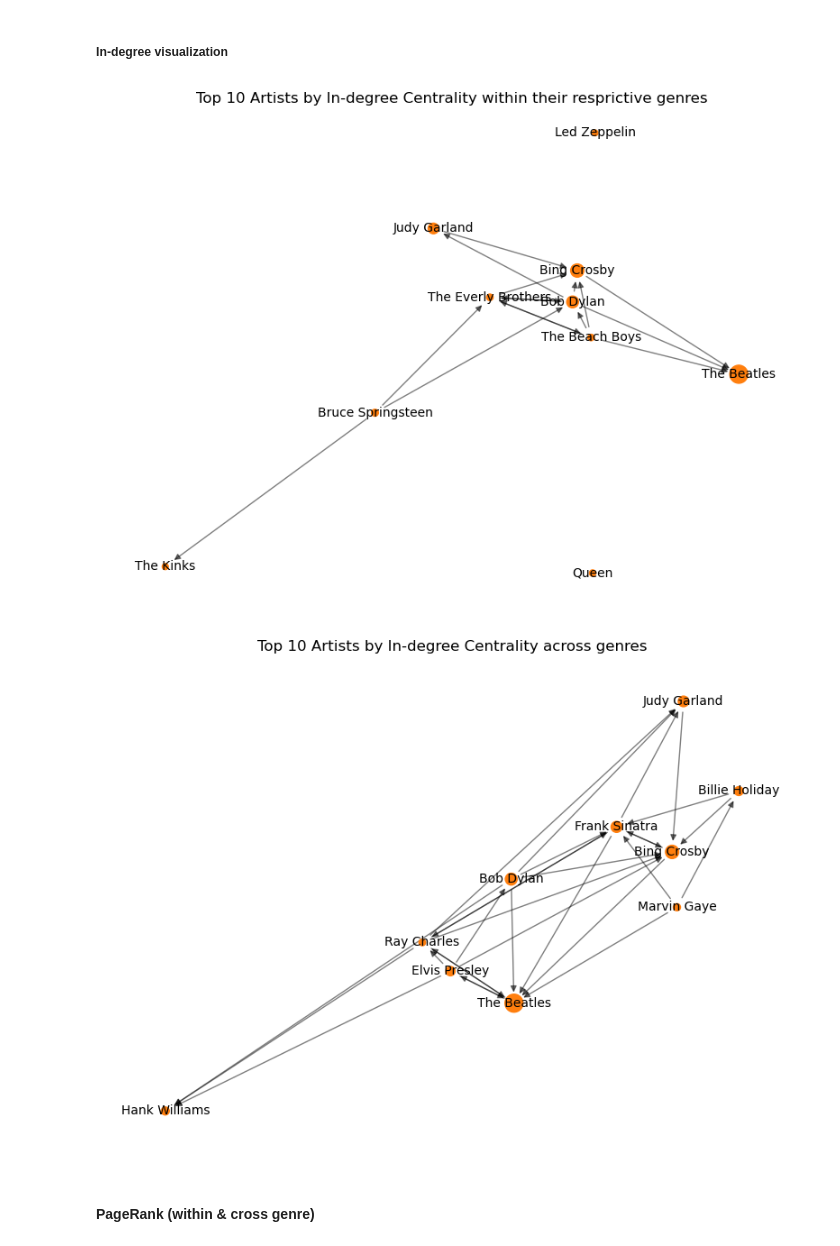
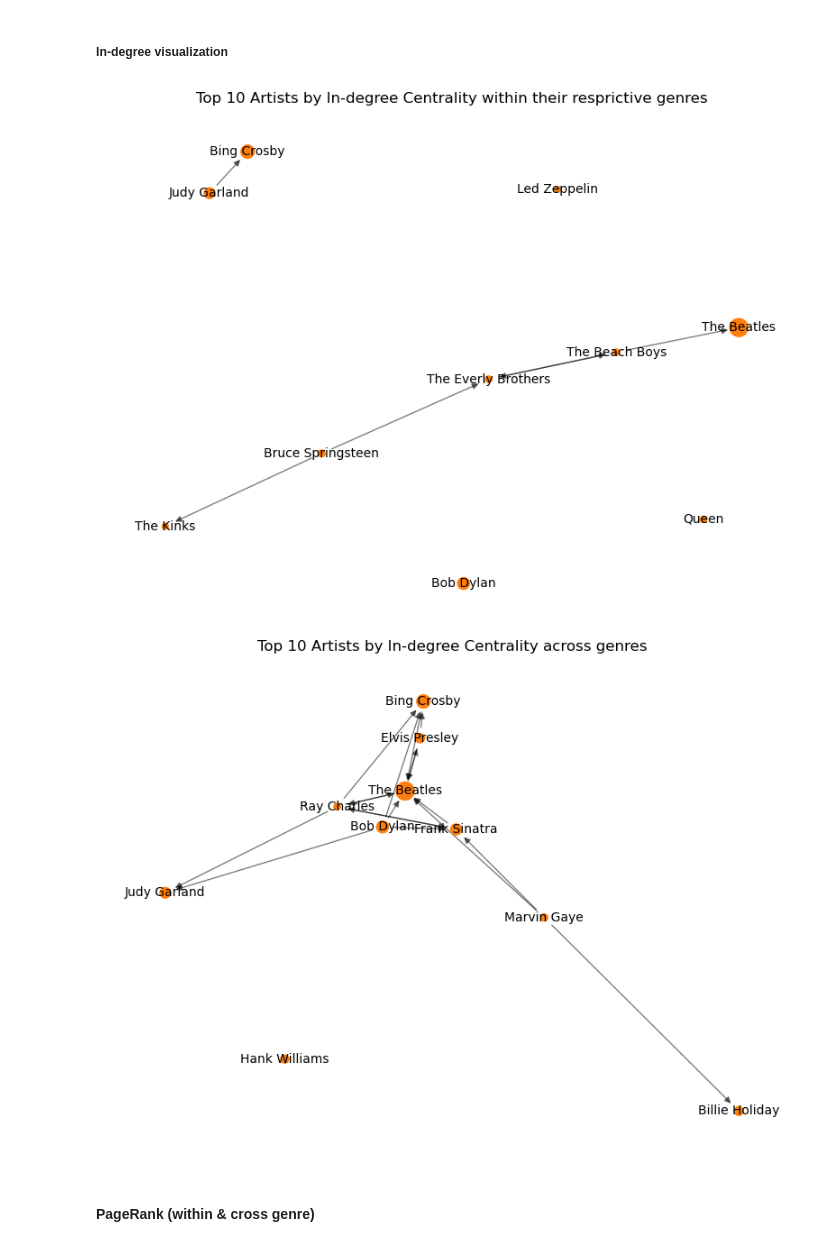
Before and after one commit to freiraum-bq/Music_Project, a Jupyter notebook: python/integrated.ipynb, the cells around one changed output. Drawn from its saved outputs; the diff is of its cells as text; code cells hidden in the pictures.

```diff
--- a/python/integrated.ipynb
+++ b/python/integrated.ipynb
@@ -604,7 +623,3 @@ wiki_metrics_df
 | 4 | Density | 0.001278 |
 # %% [markdown]
 ### Genre Network
-# %%
-# Description of within genre subgraph
-G_within = compute_graph_metrics(G_mentions)
-G_within
@@ -618,4 +625,0 @@ G_within
-# %%
-# Description of cross genre subgraph
-G_cross = compute_graph_metrics(G_mentions)
-G_cross
@@ -1058,7 +1239,7 @@ write_excel_sheet(cross_path, "in_degree", cross_top_df, index=True)
 top_nodes = within_top_df['artist_id'].tolist()
 
 # Create a subgraph with only the top 10 nodes and edges between them
-G_top10 = G_covered.subgraph(top_nodes).copy()
+G_top10 = G_within.subgraph(top_nodes).copy()
 
 # Node colors: all orange
 node_colors = ["#ff7f0e"] * len(G_top10.nodes())
@@ -1084,41 +1265,41 @@ plt.axis('off')
 plt.tight_layout()
 plt.show()
 # %% [output]
-[figure, old version]
+[figure, new version]
 # %%
 # Visualize only the top 10 in-degree centrality nodes and their edges in the cover network
 
 # Get top 10 artist IDs by in-degree centrality
 top_nodes = cross_top_df['artist_id'].tolist()
 
 # Create a subgraph with only the top 10 nodes and edges between them
-G_top10 = G_covered.subgraph(top_nodes).copy()
+G_top10 = G_cross.subgraph(top_nodes).copy()
 
 # Node colors: all orange
 node_colors = ["#ff7f0e"] * len(G_top10.nodes())
 
 # Node sizes: scale by in-degree centrality (optional, for visual effect)
 sizes = [in_deg_cov_scores[n] * 3000 for n in G_top10.nodes()]
 
 # Draw the network
 plt.figure(figsize=(8, 6))
 pos = nx.spring_layout(G_top10, seed=42, k=0.5)
 
 nx.draw_networkx_edges(G_top10, pos, alpha=0.5)
 nx.draw_networkx_nodes(G_top10, pos, node_color=node_colors, node_size=sizes)
 nx.draw_networkx_labels(
     G_top10, pos,
     labels={n: G_covered.nodes[n]['name'] for n in G_top10.nodes()},
     font_size=10,
     font_color='black'
 )
 
 plt.title("Top 10 Artists by In-degree Centrality across genres")
 plt.axis('off')
 plt.tight_layout()
 plt.show()
 # %% [output]
-[figure, old version]
+[figure, new version]
 # %% [markdown]
 #### PageRank (within & cross genre)
 # %%
```
Also changed, not shown: parts of 12 cells of this notebook.
